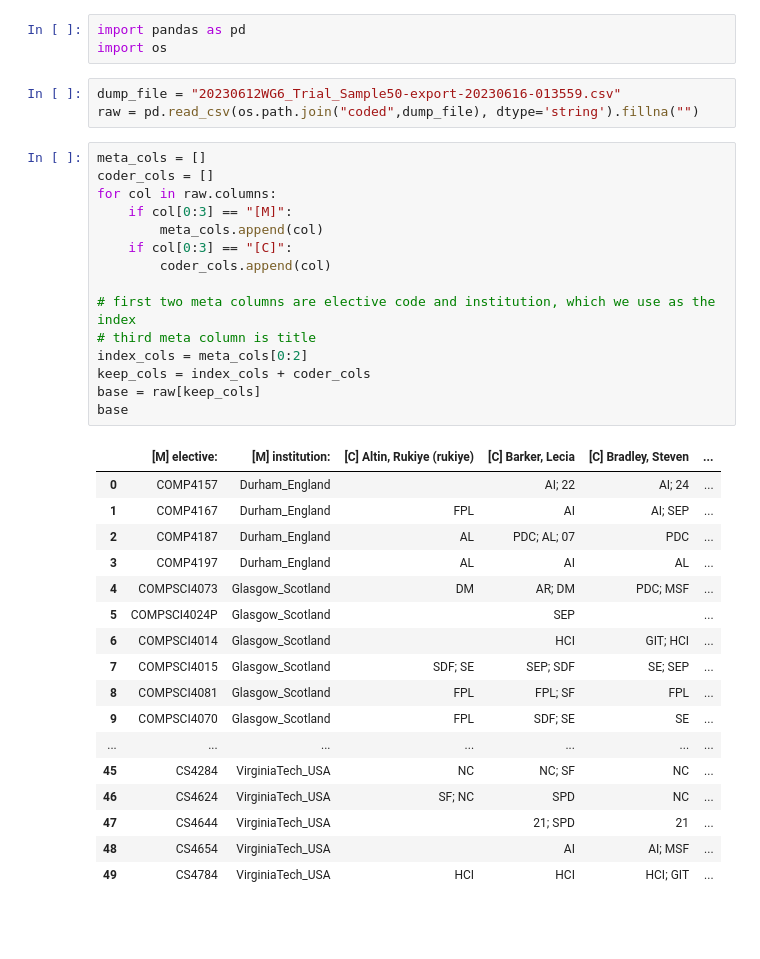
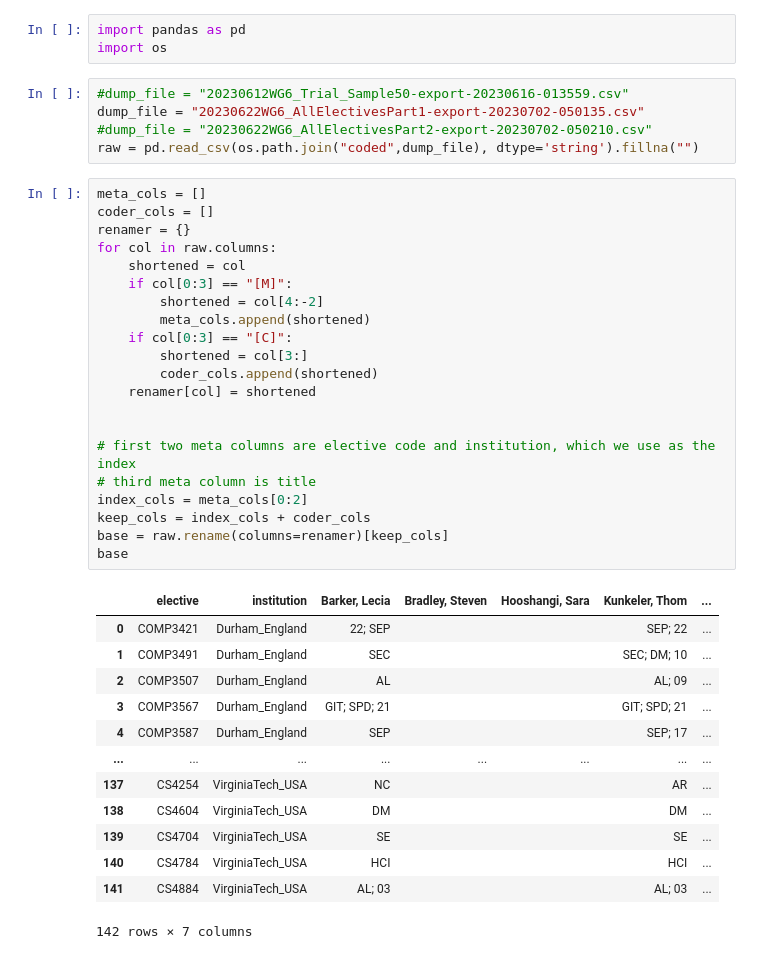
Before and after one commit to stevenaeola/iticse2023_wg6, a Jupyter notebook: curriculum_content/extract_codes.ipynb, the cells around one changed output. Cells and saved outputs as stored; diff of their text form; blank space fills up the shorter version.

Commit message:
Codings for use in tables/charts

```diff
--- a/curriculum_content/extract_codes.ipynb
+++ b/curriculum_content/extract_codes.ipynb
@@ -2,38 +2,42 @@
 import pandas as pd
 import os
 # %%
-dump_file = "20230612WG6_Trial_Sample50-export-20230616-013559.csv"
+#dump_file = "20230612WG6_Trial_Sample50-export-20230616-013559.csv"
+dump_file = "20230622WG6_AllElectivesPart1-export-20230702-050135.csv"
+#dump_file = "20230622WG6_AllElectivesPart2-export-20230702-050210.csv"
 raw = pd.read_csv(os.path.join("coded",dump_file), dtype='string').fillna("")
 # %%
 meta_cols = []
 coder_cols = []
+renamer = {}
 for col in raw.columns:
+    shortened = col
     if col[0:3] == "[M]":
-        meta_cols.append(col)
+        shortened = col[4:-2]
+        meta_cols.append(shortened)
     if col[0:3] == "[C]":
-        coder_cols.append(col)
+        shortened = col[3:]
+        coder_cols.append(shortened)
+    renamer[col] = shortened
+
 
 # first two meta columns are elective code and institution, which we use as the index
 # third meta column is title
 index_cols = meta_cols[0:2]
 keep_cols = index_cols + coder_cols
-base = raw[keep_cols]
+base = raw.rename(columns=renamer)[keep_cols]
 base
 # %% [output]
-|  | [M] elective: | [M] institution: | [C] Altin, Rukiye (rukiye) | [C] Barker, Lecia | [C] Bradley, Steven | ... |
-| 0 | COMP4157 | Durham_England |  | AI; 22 | AI; 24 | ... |
-| 1 | COMP4167 | Durham_England | FPL | AI | AI; SEP | ... |
-| 2 | COMP4187 | Durham_England | AL | PDC; AL; 07 | PDC | ... |
-| 3 | COMP4197 | Durham_England | AL | AI | AL | ... |
-| 4 | COMPSCI4073 | Glasgow_Scotland | DM | AR; DM | PDC; MSF | ... |
-| 5 | COMPSCI4024P | Glasgow_Scotland |  | SEP |  | ... |
-| 6 | COMPSCI4014 | Glasgow_Scotland |  | HCI | GIT; HCI | ... |
-| 7 | COMPSCI4015 | Glasgow_Scotland | SDF; SE | SEP; SDF | SE; SEP | ... |
-| 8 | COMPSCI4081 | Glasgow_Scotland | FPL | FPL; SF | FPL | ... |
-| 9 | COMPSCI4070 | Glasgow_Scotland | FPL | SDF; SE | SE | ... |
-| ... | ... | ... | ... | ... | ... | ... |
-| 45 | CS4284 | VirginiaTech_USA | NC | NC; SF | NC | ... |
-| 46 | CS4624 | VirginiaTech_USA | SF; NC | SPD | NC | ... |
-| 47 | CS4644 | VirginiaTech_USA |  | 21; SPD | 21 | ... |
-| 48 | CS4654 | VirginiaTech_USA |  | AI | AI; MSF | ... |
-| 49 | CS4784 | VirginiaTech_USA | HCI | HCI | HCI; GIT | ... |
+|  | elective | institution | Barker, Lecia | Bradley, Steven | Hooshangi, Sara | Kunkeler, Thom | ... |
+| 0 | COMP3421 | Durham_England | 22; SEP |  |  | SEP; 22 | ... |
+| 1 | COMP3491 | Durham_England | SEC |  |  | SEC; DM; 10 | ... |
+| 2 | COMP3507 | Durham_England | AL |  |  | AL; 09 | ... |
+| 3 | COMP3567 | Durham_England | GIT; SPD; 21 |  |  | GIT; SPD; 21 | ... |
+| 4 | COMP3587 | Durham_England | SEP |  |  | SEP; 17 | ... |
+| ... | ... | ... | ... | ... | ... | ... | ... |
+| 137 | CS4254 | VirginiaTech_USA | NC |  |  | AR | ... |
+| 138 | CS4604 | VirginiaTech_USA | DM |  |  | DM | ... |
+| 139 | CS4704 | VirginiaTech_USA | SE |  |  | SE | ... |
+| 140 | CS4784 | VirginiaTech_USA | HCI |  |  | HCI | ... |
+| 141 | CS4884 | VirginiaTech_USA | AL; 03 |  |  | AL; 03 | ... |
+142 rows × 7 columns
```
Also changed, not shown: parts of 6 cells of this notebook, 3 other files.
